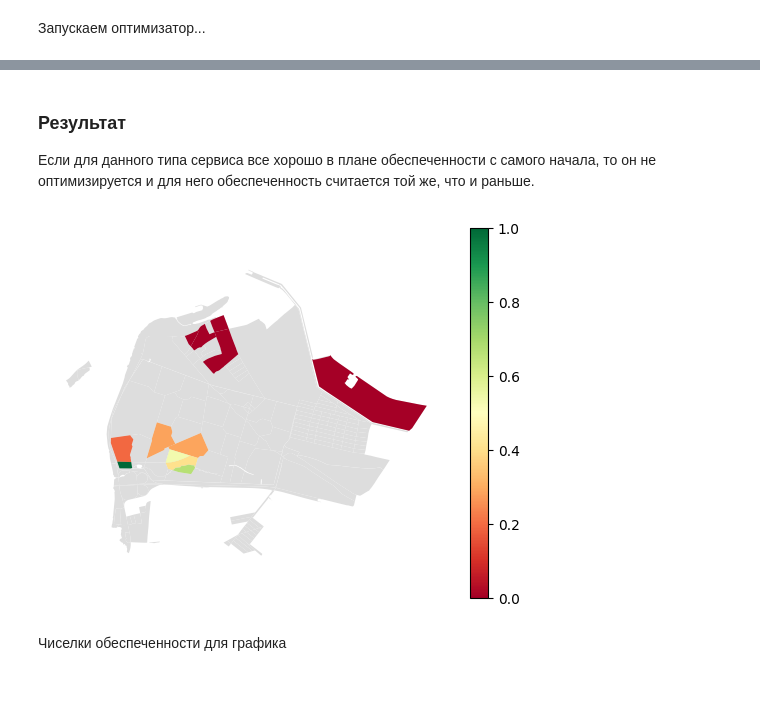
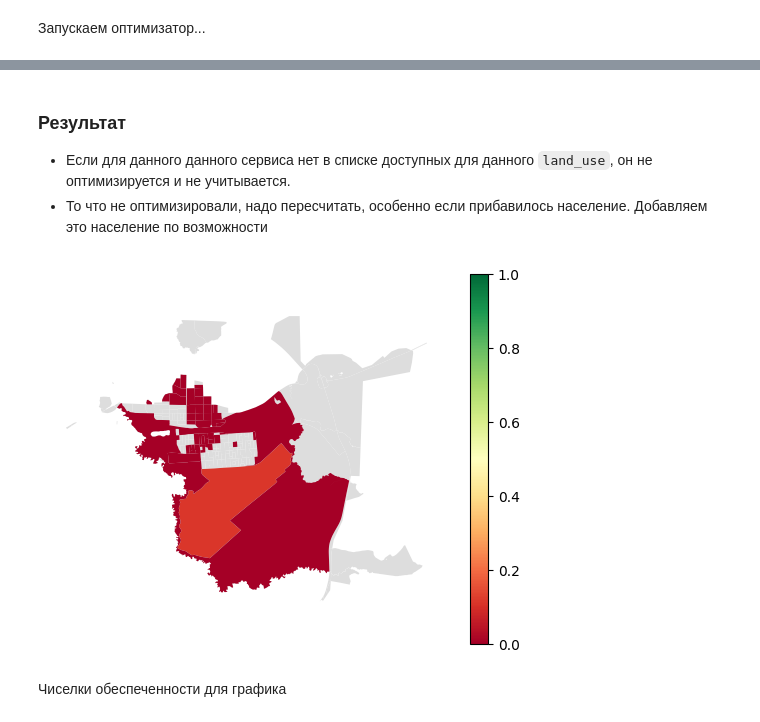
Before and after one commit to vasilstar97/prostor-examples, a Jupyter notebook: examples/Ф35 и Ф26.ipynb, the cells around one changed output, grey strips where cells are left out. Drawn from its saved outputs; the diff is of its cells as text; code cells hidden in the pictures; blank space fills up the shorter version.

```diff
--- a/examples/Ф35 и Ф26.ipynb
+++ b/examples/Ф35 и Ф26.ipynb
@@ -161,7 +168,6 @@ from blocksnet.optimization.services import (
     WeightedObjective,
     WeightedConstraints,
     Facade,
-    BlockSolution,
     GradientChooser,
     AreaSolution
 )
@@ -170,7 +176,7 @@ var_adapter = AreaSolution(blocks_lus)
 
 facade = Facade(
     blocks_lu=blocks_lus,
-    blocks_df=blocks,
+    blocks_df=blocks_gdf,
     accessibility_matrix=acc_mx,
     var_adapter=var_adapter,
 )
@@ -183,14 +189,9 @@ facade = Facade(
 
 Можно попробовать на этапе сборки слоя просто добавлять пустой столбец, чтобы не терять.
 # %%
-for st_id, row in service_types.iterrows():
-    st_name = row['name']
+for st_id, row in service_types_df.iterrows():
+    st_name = row['blocksnet']
     st_weight = row['infrastructure_weight']
-    st_column = f'capacity_{st_name}'
-    if st_column in blocks.columns:
-        df = blocks.rename(columns={st_column: 'capacity'})[['capacity']].fillna(0)
-    else:
-        print(f'#{st_id}:{st_name} нет на территории контекста проекта. Добавляем нулевой датафрейм')
-        df = blocks[[]].copy()
-        df['capacity'] = 0
+    st_column = f'capacity_{st_id}'
+    df = blocks_gdf.rename(columns={st_column: 'capacity'})[['capacity']].fillna(0)
     facade.add_service_type(st_name, st_weight, df)
@@ -208,7 +204,7 @@ MAX_EVALS = 1000 # сколько раз будет считаться обес
 MAX_RUNS = 1000 # сколько итераций будет считаться в оптимизации. Так же ставим 1000 без проблем
 TIMEOUT = 1 * 60 # сколько по времени будет считаться оптимизация (в секундах). Если уже прошло данное время, досчитается итерация и отдаст ответ
 # %%
-services_weights = service_types.set_index('name')['infrastructure_weight'].to_dict()
+services_weights = service_types_df.set_index('blocksnet')['infrastructure_weight'].to_dict()
 
 objective = WeightedObjective(num_params=facade.num_params, facade=facade, weights=services_weights, max_evals=MAX_EVALS)
 
@@ -231,20 +237,32 @@ best_x, best_val, perc, func_evals = tpe_optimizer.run(max_runs=MAX_RUNS, timeou
 # %% [markdown]
 ### Результат
 
-Если для данного типа сервиса все хорошо в плане обеспеченности с самого начала, то он не оптимизируется и для него обеспеченность считается той же, что и раньше.
+- Если для данного данного сервиса нет в списке доступных для данного `land_use`, он не оптимизируется и не учитывается.
+- То что не оптимизировали, надо пересчитать, особенно если прибавилось население. Добавляем это население по возможности
 # %%
+solution_population_df = facade.get_solution_area_df(best_x)
+solution_population_df
+
 prov_gdfs = {}
-for st_id in service_types.index:
-    st_name = service_types.loc[st_id, 'name']
+for st_id in service_types_df.index:
+    st_name = service_types_df.loc[st_id, 'blocksnet']
     if st_name in facade._chosen_service_types:
         prov_df = facade._provision_adapter.get_last_provision_df(st_name)
-        prov_gdf = blocks[['geometry']].join(prov_df, how='right')
+        prov_gdf = blocks_gdf[['geometry']].join(prov_df, how='right')
         prov_gdfs[st_name] = prov_gdf
+    else:
+        column = f'capacity_{st_name}'
+        _,demand,accessibility = service_types_config[st_name].values()
+        df = blocks_gdf.rename(columns={f'capacity_{st_id}': f'capacity_{st_name}'})
+        df.loc[blocks_gdf.is_project, f'capacity_{st_name}'] = 0
+        df.loc[blocks_gdf.is_project, 'population'] = solution_population_df.loc[blocks_gdf.is_project, 'population']
+        prov_gdf = _assess_provision(df, acc_mx, st_name)
+        prov_gdfs[st_name] = prov_gdf
 # %%
-ax = prov_gdfs['school'].plot(color='#ddd')
-prov_gdfs['school'].plot('provision_strong', ax=ax, vmin=0, vmax=1, cmap='RdYlGn', legend=True).set_axis_off()
+ax = prov_gdfs['hospital'].plot(color='#ddd')
+prov_gdfs['hospital'].plot('provision_strong', ax=ax, vmin=0, vmax=1, cmap='RdYlGn', legend=True).set_axis_off()
 # %% [output]
-[figure, old version]
+[figure, new version]
 # %% [markdown]
 Чиселки обеспеченности для графика
 # %%
```
Also changed, not shown: parts of 20 cells of this notebook, 2 other files.
